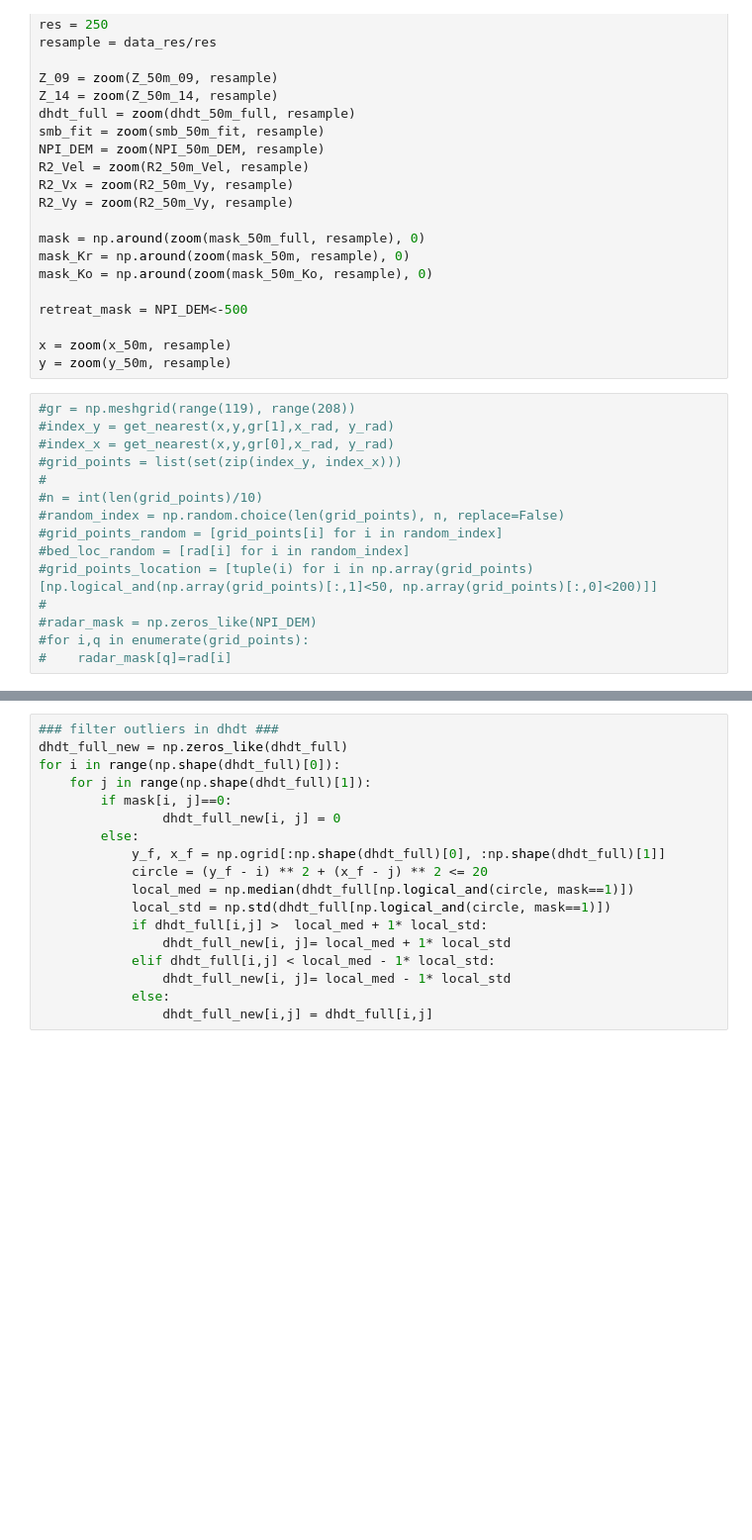
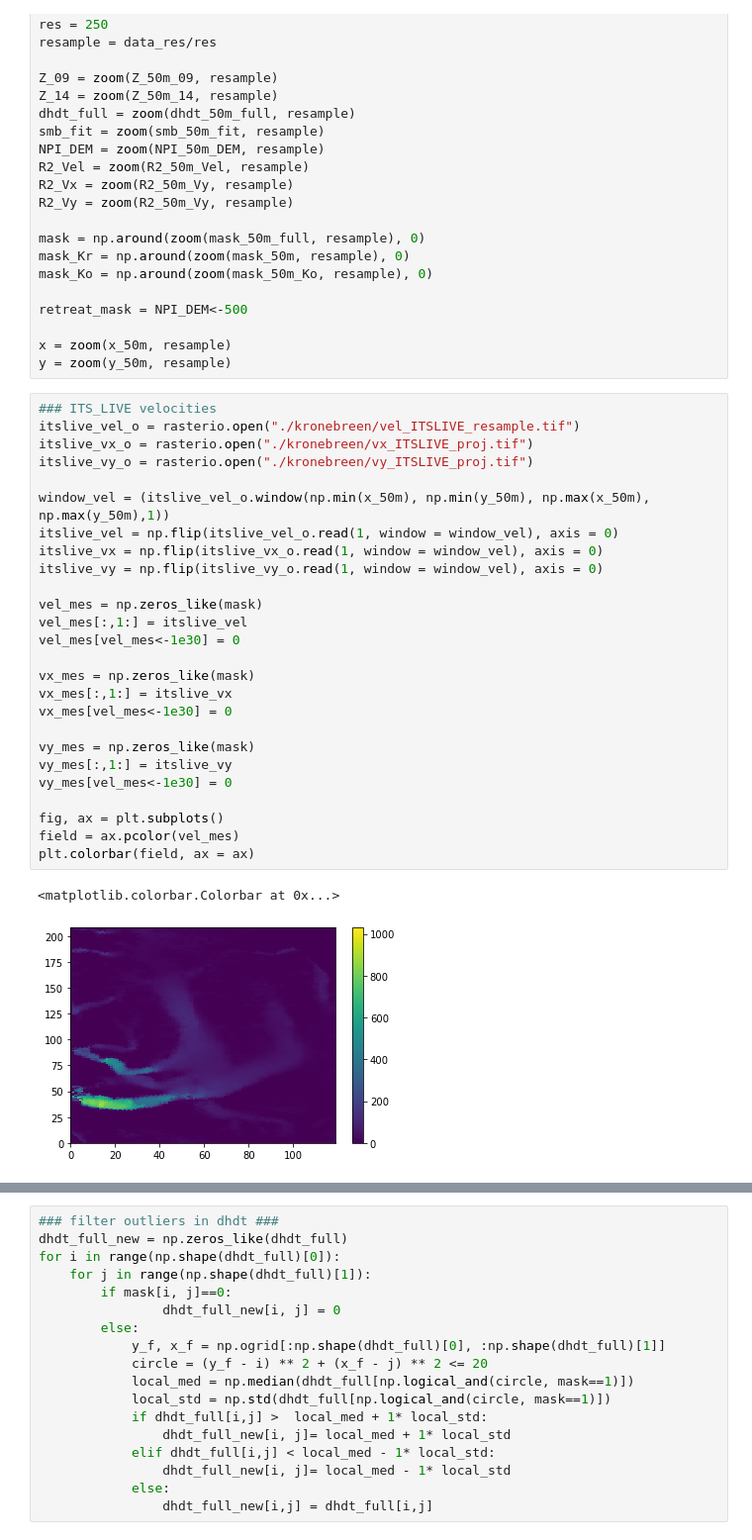
Before and after one commit to hahohe1892/thick_inv, a Jupyter notebook: Kronebreen-Kongsbreen.ipynb, the cells around one changed output, grey strips where cells are left out. Shown at 99% size. Saved outputs shown, nothing was run; the diff lists cells and outputs as text; blank space fills up the shorter version.

```diff
--- a/Kronebreen-Kongsbreen.ipynb
+++ b/Kronebreen-Kongsbreen.ipynb
@@ -211,18 +211,32 @@ retreat_mask = NPI_DEM<-500
 
 x = zoom(x_50m, resample)
 y = zoom(y_50m, resample)
-# %%
-#gr = np.meshgrid(range(119), range(208))
-#index_y = get_nearest(x,y,gr[1],x_rad, y_rad)
-#index_x = get_nearest(x,y,gr[0],x_rad, y_rad)
-#grid_points = list(set(zip(index_y, index_x)))
-#
-#n = int(len(grid_points)/10)
-#random_index = np.random.choice(len(grid_points), n, replace=False)
-#grid_points_random = [grid_points[i] for i in random_index]
-#bed_loc_random = [rad[i] for i in random_index]
-#grid_points_location = [tuple(i) for i in np.array(grid_points)[np.logical_and(np.array(grid_points)[:,1]<50, np.array(grid_points)[:,0]<200)]]
-#
-#radar_mask = np.zeros_like(NPI_DEM)
-#for i,q in enumerate(grid_points):
-#    radar_mask[q]=rad[i]
+# %%
+### ITS_LIVE velocities
+itslive_vel_o = rasterio.open("./kronebreen/vel_ITSLIVE_resample.tif")
+itslive_vx_o = rasterio.open("./kronebreen/vx_ITSLIVE_proj.tif")
+itslive_vy_o = rasterio.open("./kronebreen/vy_ITSLIVE_proj.tif")
+
+window_vel = (itslive_vel_o.window(np.min(x_50m), np.min(y_50m), np.max(x_50m), np.max(y_50m),1))
+itslive_vel = np.flip(itslive_vel_o.read(1, window = window_vel), axis = 0)
+itslive_vx = np.flip(itslive_vx_o.read(1, window = window_vel), axis = 0)
+itslive_vy = np.flip(itslive_vy_o.read(1, window = window_vel), axis = 0)
+
+vel_mes = np.zeros_like(mask)
+vel_mes[:,1:] = itslive_vel
+vel_mes[vel_mes<-1e30] = 0
+
+vx_mes = np.zeros_like(mask)
+vx_mes[:,1:] = itslive_vx
+vx_mes[vel_mes<-1e30] = 0
+
+vy_mes = np.zeros_like(mask)
+vy_mes[:,1:] = itslive_vy
+vy_mes[vel_mes<-1e30] = 0
+
+fig, ax = plt.subplots()
+field = ax.pcolor(vel_mes)
+plt.colorbar(field, ax = ax)
+# %% [output]
+<matplotlib.colorbar.Colorbar at 0x...>
+[figure, added]
```
Also changed, not shown: parts of 20 cells of this notebook.
